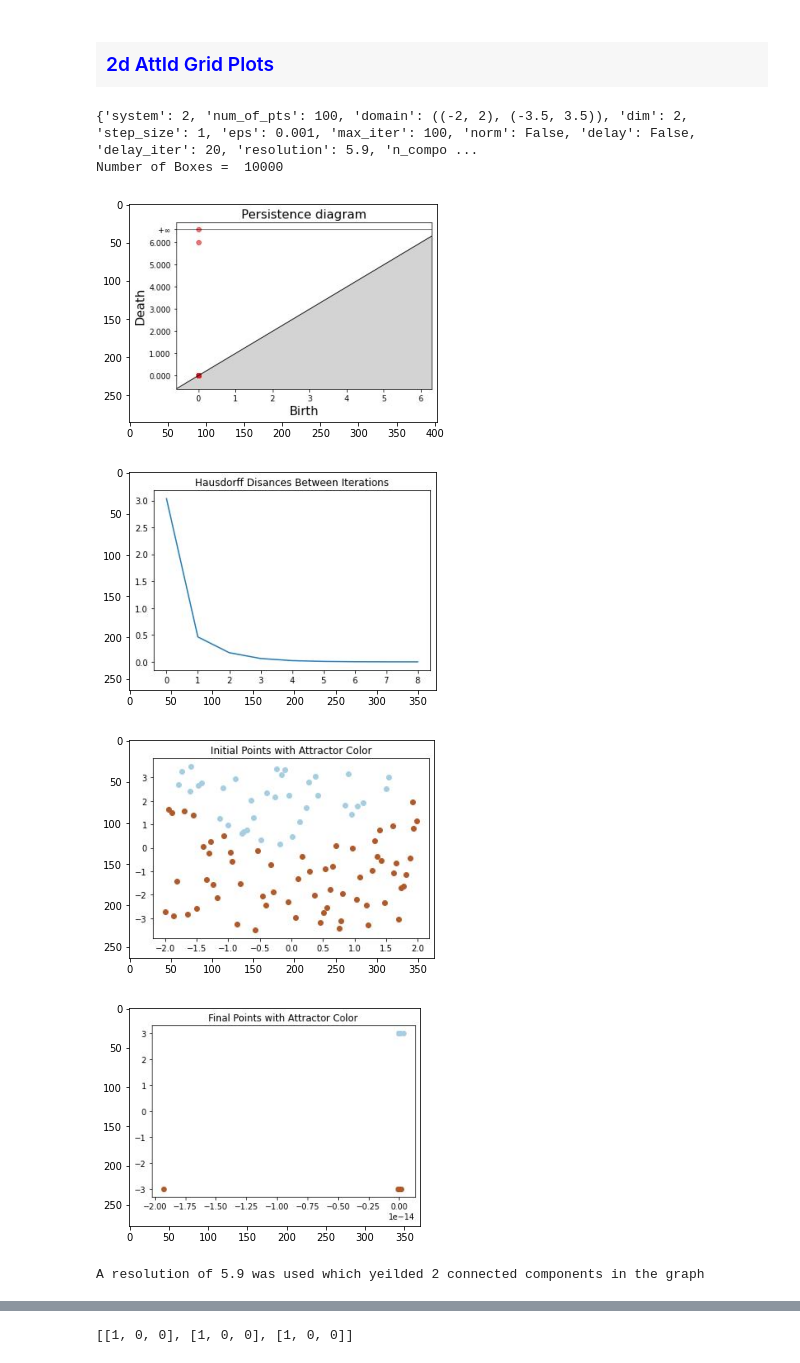
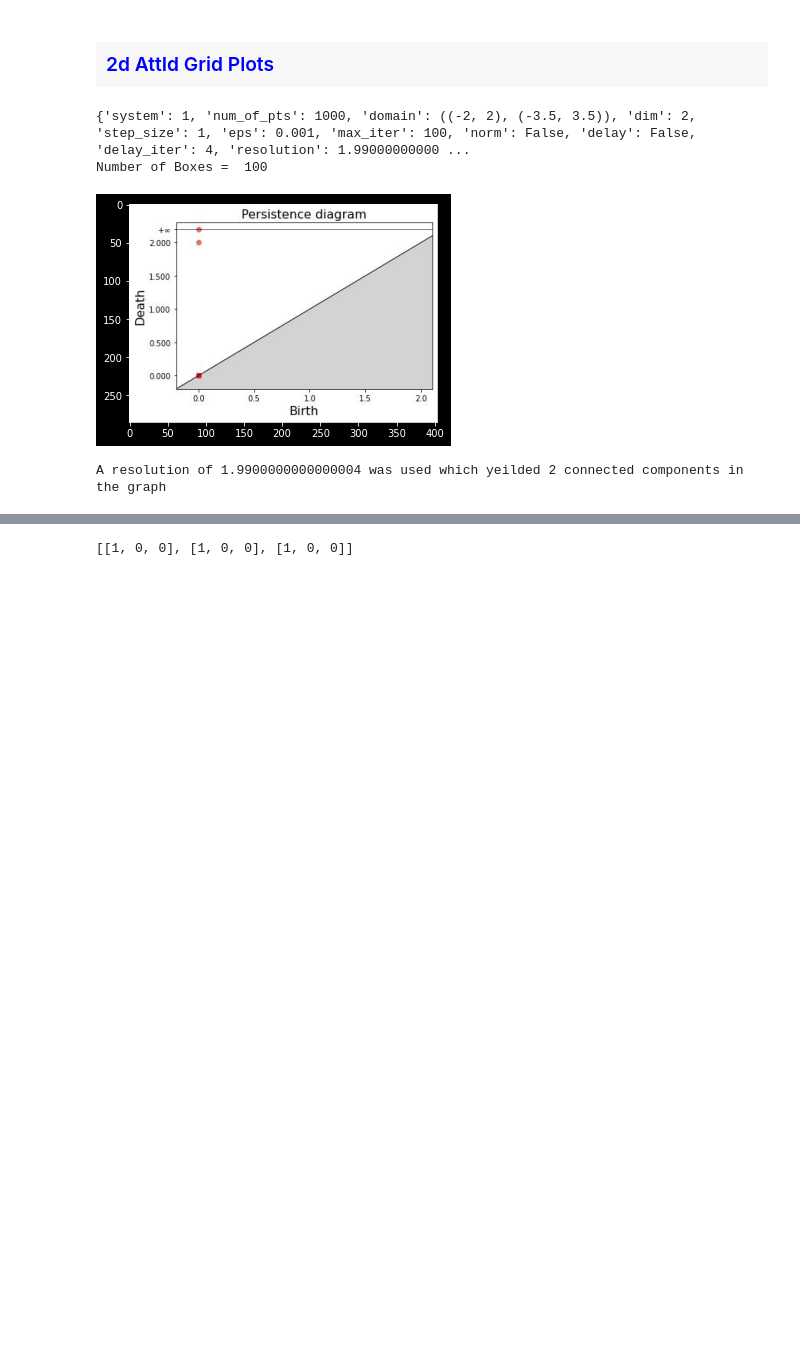
Before and after one commit to begelb/MLCD, a Jupyter notebook: data_production/AttId.ipynb, the cells around one changed output, grey strips where cells are left out. Drawn from its saved outputs; the diff is of its cells as text; code cells hidden in the pictures; blank space fills up the shorter version.

```diff
--- a/data_production/AttId.ipynb
+++ b/data_production/AttId.ipynb
@@ -14,11 +14,11 @@ import pickle
 import os
 from hom import compute_cube_labels, plot_hom, write_cube_labels
 # %%
-system = 2                  # [1,2,3,4,5,6,7,8,10,11]
-num_of_pts = 100            # [10, 100, 1000, 10000]
-num_points_per_dim = 101      # User Choice
+system = 1                  # [1,2,3,4,5,6,7,8,10,11]
+num_of_pts = 1000            # [10, 100, 1000, 10000]
+num_points_per_dim = 11      # User Choice
 # %%
-path = f'../data2/system{system}/'
+path = f'systems/{system}/{num_of_pts}pts/'
 path_out = path + str(num_points_per_dim) + 'gppd/'
 
 isExist = os.path.exists(path)
@@ -31,34 +31,14 @@ else:
     print(exp_info)
     print('Number of Boxes = ', (num_points_per_dim-1)**exp_info['dim'])
 # %% [output]
-{'system': 2, 'num_of_pts': 100, 'domain': ((-2, 2), (-3.5, 3.5)), 'dim': 2, 'step_size': 1, 'eps': 0.001, 'max_iter': 100, 'norm': False, 'delay': False, 'delay_iter': 20, 'resolution': 5.9, 'n_compo ...
-Number of Boxes =  10000
+{'system': 1, 'num_of_pts': 1000, 'domain': ((-2, 2), (-3.5, 3.5)), 'dim': 2, 'step_size': 1, 'eps': 0.001, 'max_iter': 100, 'norm': False, 'delay': False, 'delay_iter': 4, 'resolution': 1.99000000000 ...
+Number of Boxes =  100
 # %%
-plt.figure()
-PD_img = mpimg.imread(f'../output/figures/system{system}/' + f'PD.jpg')
+PD_img = mpimg.imread(path + f'PD.jpg')
 imgplot = plt.imshow(PD_img)
 plt.show()
-
-plt.figure()
-HD_img = mpimg.imread(f'../output/figures/system{system}/' + f'Hausdorff_Disances_Between_Iterations.jpg')
-imgplot = plt.imshow(HD_img)
-plt.show()
-
-plt.figure()
-IP_img = mpimg.imread(f'../output/figures/system{system}/' + f'Initial_Points_with_Attractor_Color.jpg')
-imgplot = plt.imshow(IP_img)
-plt.show()
-
-plt.figure()
-FP_img = mpimg.imread(f'../output/figures/system{system}/' + f'Final_Points_with_Attractor_Color.jpg')
-imgplot = plt.imshow(FP_img)
-plt.show()
-
 print('A resolution of', exp_info['resolution'], 'was used which yeilded', exp_info['n_components'], 'connected components in the graph')
 # %% [output]
-[figure, old version]
+[figure, new version]
-[figure, removed]
-[figure, removed]
-[figure, removed]
-A resolution of 5.9 was used which yeilded 2 connected components in the graph
+A resolution of 1.9900000000000004 was used which yeilded 2 connected components in the graph
 # %%
```
Also changed, not shown: parts of 8 cells of this notebook.
